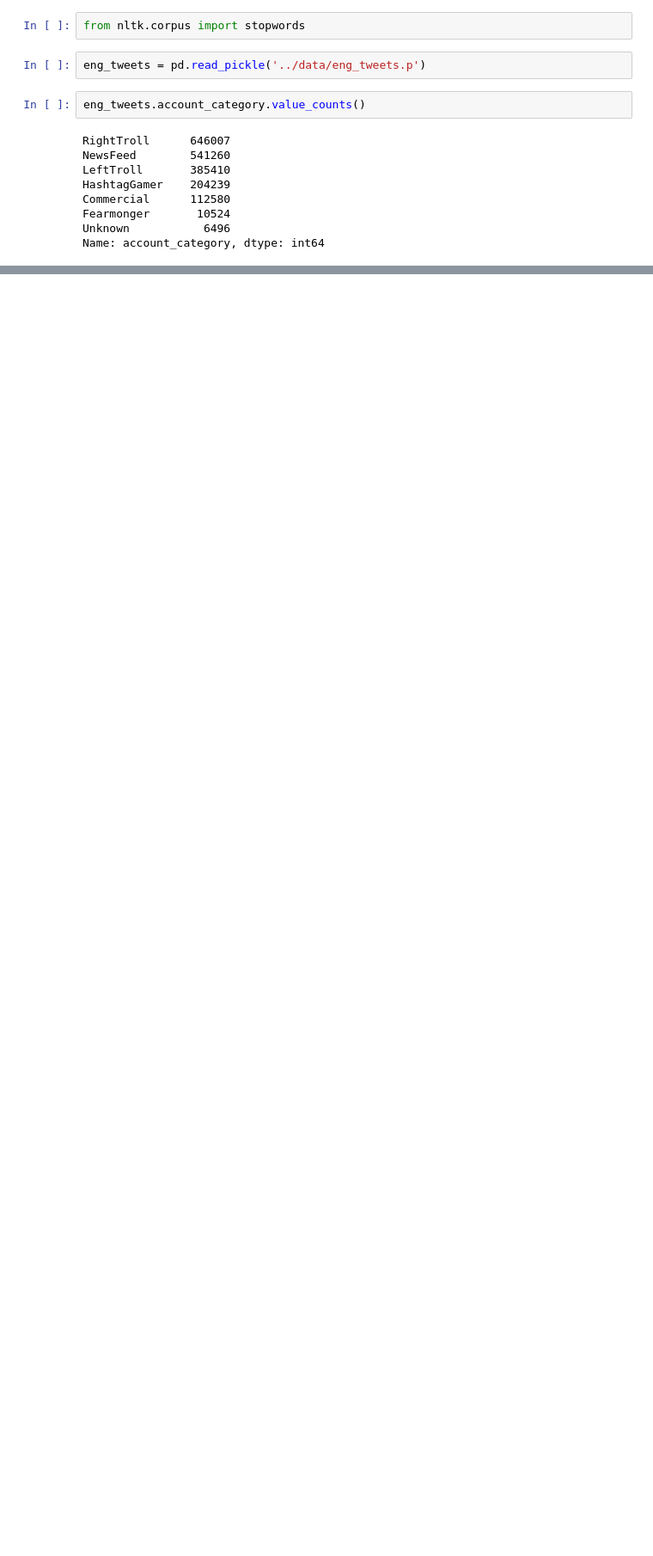
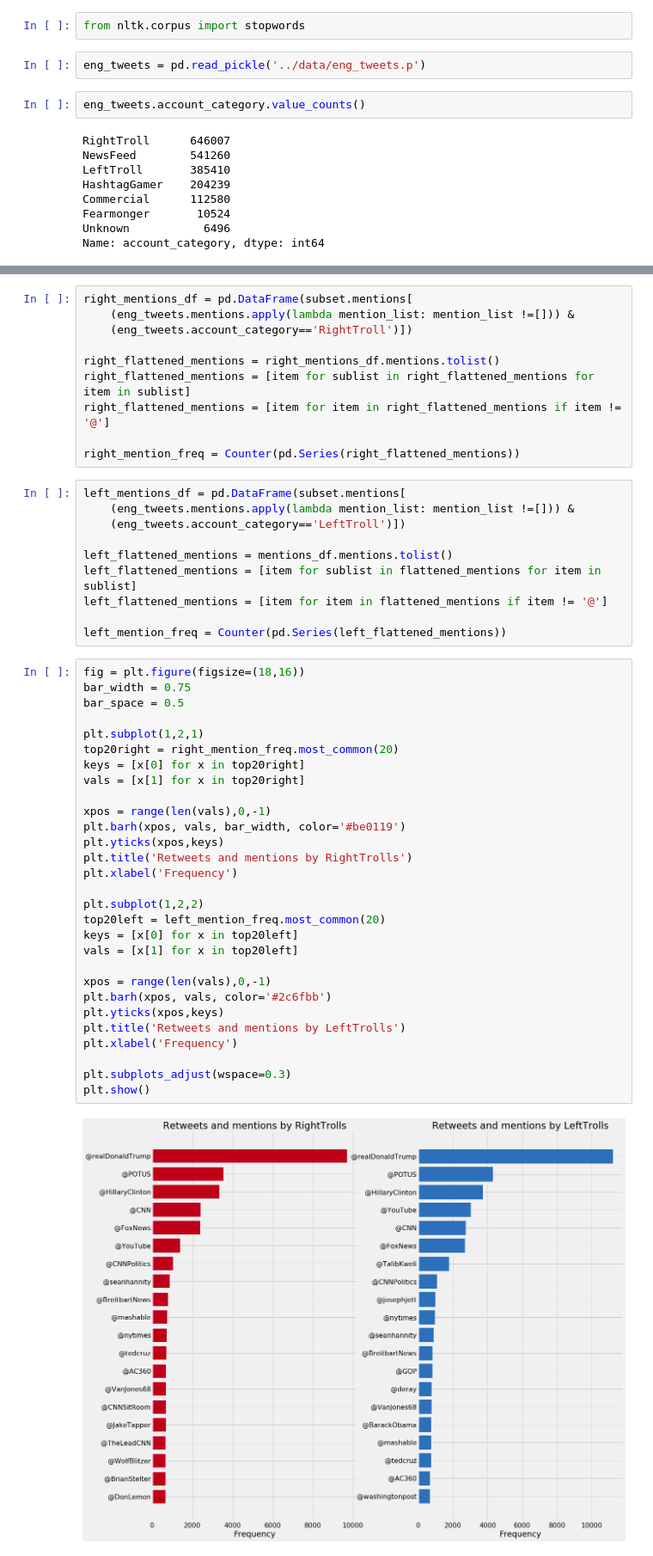
Before and after one commit to gcdunn/twitter-sockpuppet-nlp, a Jupyter notebook: Hashtag-Analysis-3.ipynb, the cells around one changed output, grey strips where cells are left out. Shown at 86% size. Drawn from its saved outputs; the diff is of its cells as text; blank space fills up the shorter version.

```diff
--- a/Hashtag-Analysis-3.ipynb
+++ b/Hashtag-Analysis-3.ipynb
@@ -72,0 +77,51 @@ mentions_df = pd.DataFrame(subset.mentions[eng_tweets.mentions.apply(lambda ment
+# %%
+right_mentions_df = pd.DataFrame(subset.mentions[
+    (eng_tweets.mentions.apply(lambda mention_list: mention_list !=[])) &
+    (eng_tweets.account_category=='RightTroll')])
+
+right_flattened_mentions = right_mentions_df.mentions.tolist()
+right_flattened_mentions = [item for sublist in right_flattened_mentions for item in sublist]
+right_flattened_mentions = [item for item in right_flattened_mentions if item != '@']
+
+right_mention_freq = Counter(pd.Series(right_flattened_mentions))
+# %%
+left_mentions_df = pd.DataFrame(subset.mentions[
+    (eng_tweets.mentions.apply(lambda mention_list: mention_list !=[])) &
+    (eng_tweets.account_category=='LeftTroll')])
+
+left_flattened_mentions = mentions_df.mentions.tolist()
+left_flattened_mentions = [item for sublist in flattened_mentions for item in sublist]
+left_flattened_mentions = [item for item in flattened_mentions if item != '@']
+
+left_mention_freq = Counter(pd.Series(left_flattened_mentions))
+# %%
+fig = plt.figure(figsize=(18,16))
+bar_width = 0.75
+bar_space = 0.5
+
+plt.subplot(1,2,1)
+top20right = right_mention_freq.most_common(20)
+keys = [x[0] for x in top20right]
+vals = [x[1] for x in top20right]
+
+xpos = range(len(vals),0,-1)
+plt.barh(xpos, vals, bar_width, color='#be0119')
+plt.yticks(xpos,keys)
+plt.title('Retweets and mentions by RightTrolls')
+plt.xlabel('Frequency')
+
+plt.subplot(1,2,2)
+top20left = left_mention_freq.most_common(20)
+keys = [x[0] for x in top20left]
+vals = [x[1] for x in top20left]
+
+xpos = range(len(vals),0,-1)
+plt.barh(xpos, vals, color='#2c6fbb')
+plt.yticks(xpos,keys)
+plt.title('Retweets and mentions by LeftTrolls')
+plt.xlabel('Frequency')
+
+plt.subplots_adjust(wspace=0.3)
+plt.show()
+# %% [output]
+[figure, added]
```
Also changed, not shown: parts of 19 cells of this notebook.
